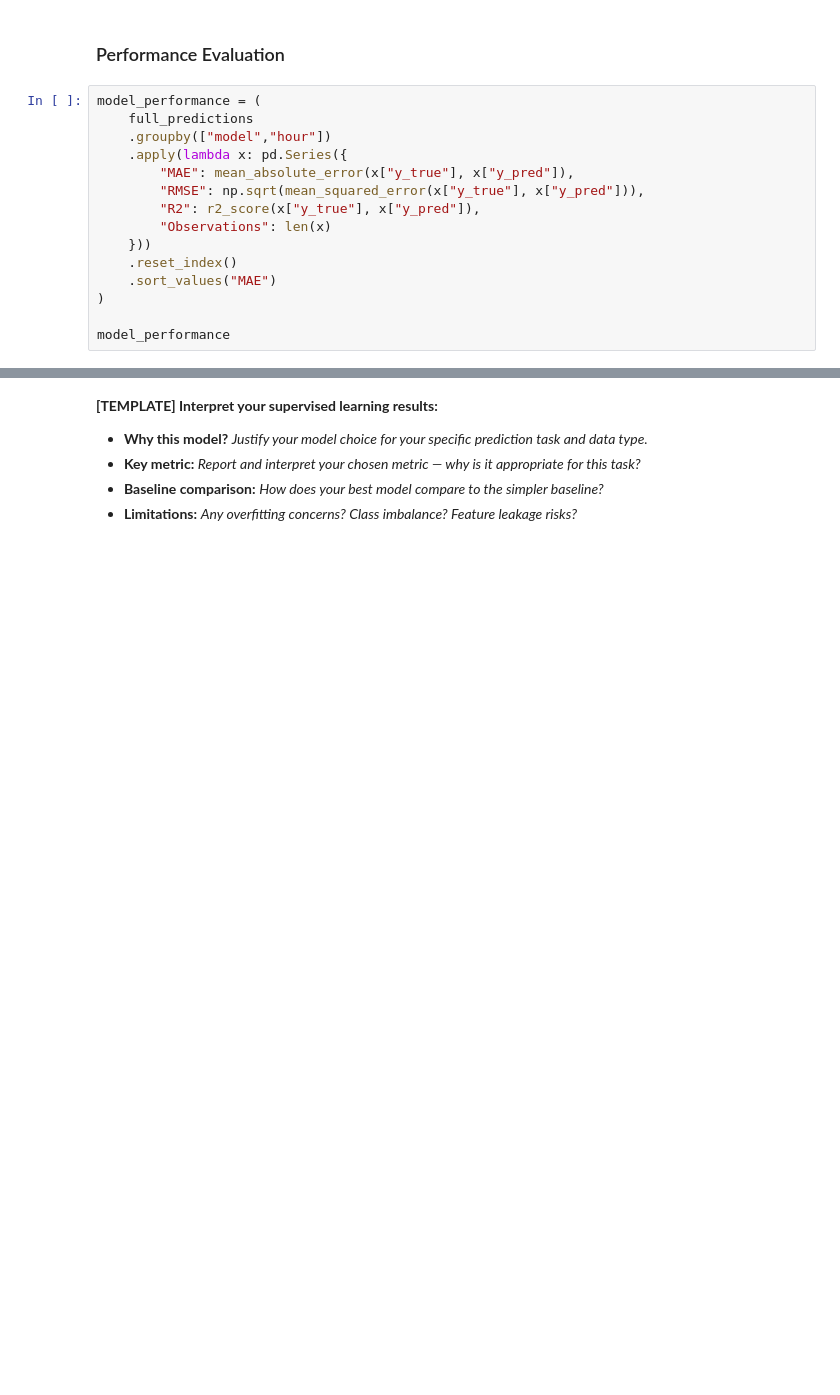
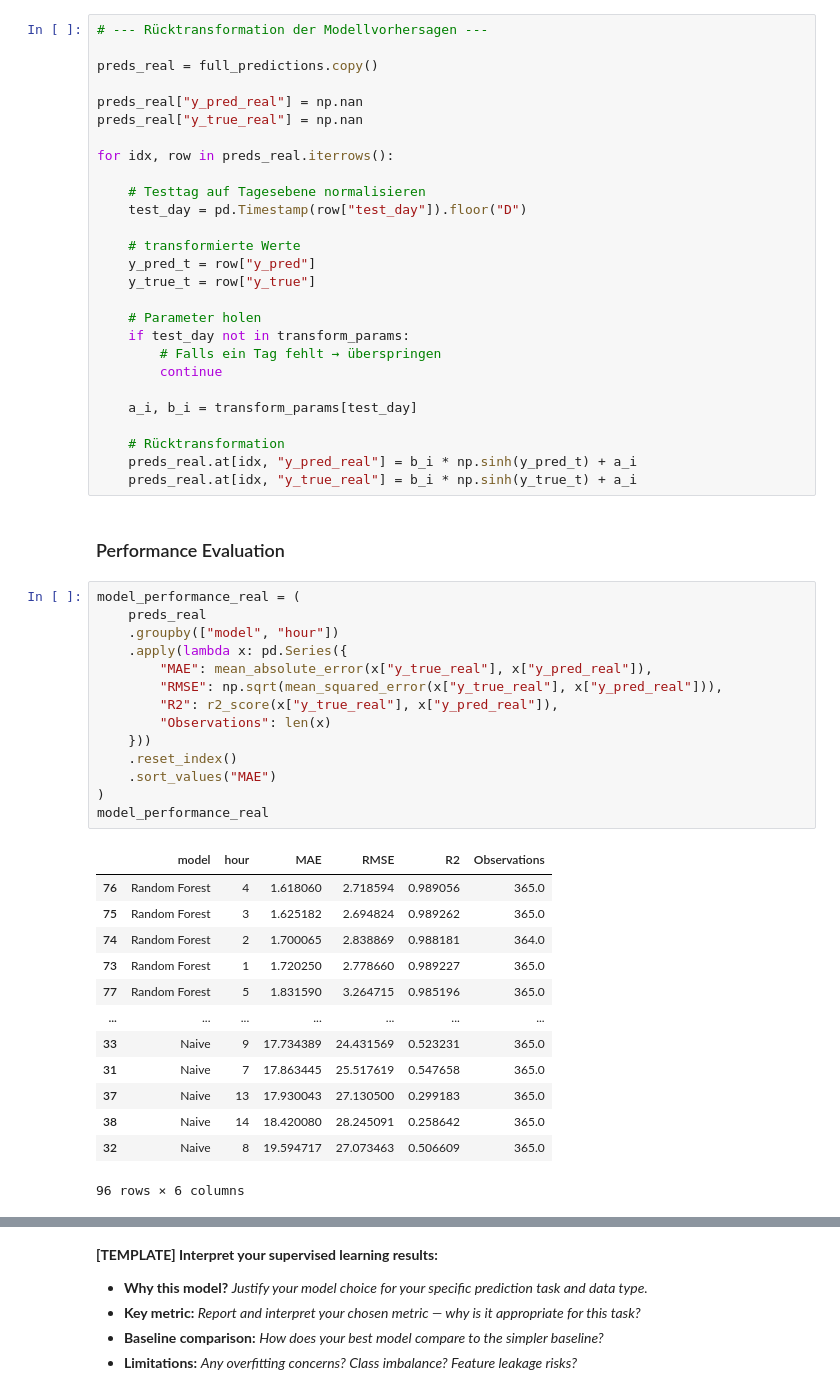
Before and after one commit to TimSchmale/dai-mission-group-T, a Jupyter notebook: notebook.ipynb, the cells around one changed output, grey strips where cells are left out. Cells and saved outputs as stored; diff of their text form; blank space fills up the shorter version.

```diff
--- a/notebook.ipynb
+++ b/notebook.ipynb
@@ -927,17 +946,57 @@ full_importances = pd.concat(full_importances, ignore_index=True)
+# %%
+# --- Rücktransformation der Modellvorhersagen ---
+
+preds_real = full_predictions.copy()
+
+preds_real["y_pred_real"] = np.nan
+preds_real["y_true_real"] = np.nan
+
+for idx, row in preds_real.iterrows():
+
+    # Testtag auf Tagesebene normalisieren
+    test_day = pd.Timestamp(row["test_day"]).floor("D")
+
+    # transformierte Werte
+    y_pred_t = row["y_pred"]
+    y_true_t = row["y_true"]
+
+    # Parameter holen
+    if test_day not in transform_params:
+        # Falls ein Tag fehlt → überspringen
+        continue
+
+    a_i, b_i = transform_params[test_day]
+
+    # Rücktransformation
+    preds_real.at[idx, "y_pred_real"] = b_i * np.sinh(y_pred_t) + a_i
+    preds_real.at[idx, "y_true_real"] = b_i * np.sinh(y_true_t) + a_i
 # %% [markdown]
 ### Performance Evaluation
 # %%
-model_performance = (
-    full_predictions
-    .groupby(["model","hour"])
+model_performance_real = (
+    preds_real
+    .groupby(["model", "hour"])
     .apply(lambda x: pd.Series({
-        "MAE": mean_absolute_error(x["y_true"], x["y_pred"]),
-        "RMSE": np.sqrt(mean_squared_error(x["y_true"], x["y_pred"])),
-        "R2": r2_score(x["y_true"], x["y_pred"]),
+        "MAE": mean_absolute_error(x["y_true_real"], x["y_pred_real"]),
+        "RMSE": np.sqrt(mean_squared_error(x["y_true_real"], x["y_pred_real"])),
+        "R2": r2_score(x["y_true_real"], x["y_pred_real"]),
         "Observations": len(x)
     }))
     .reset_index()
     .sort_values("MAE")
 )
-
-model_performance
+model_performance_real
+# %% [output]
+|  | model | hour | MAE | RMSE | R2 | Observations |
+| 76 | Random Forest | 4 | 1.618060 | 2.718594 | 0.989056 | 365.0 |
+| 75 | Random Forest | 3 | 1.625182 | 2.694824 | 0.989262 | 365.0 |
+| 74 | Random Forest | 2 | 1.700065 | 2.838869 | 0.988181 | 364.0 |
+| 73 | Random Forest | 1 | 1.720250 | 2.778660 | 0.989227 | 365.0 |
+| 77 | Random Forest | 5 | 1.831590 | 3.264715 | 0.985196 | 365.0 |
+| ... | ... | ... | ... | ... | ... | ... |
+| 33 | Naive | 9 | 17.734389 | 24.431569 | 0.523231 | 365.0 |
+| 31 | Naive | 7 | 17.863445 | 25.517619 | 0.547658 | 365.0 |
+| 37 | Naive | 13 | 17.930043 | 27.130500 | 0.299183 | 365.0 |
+| 38 | Naive | 14 | 18.420080 | 28.245091 | 0.258642 | 365.0 |
+| 32 | Naive | 8 | 19.594717 | 27.073463 | 0.506609 | 365.0 |
+96 rows × 6 columns
```
Also changed, not shown: parts of 4 cells of this notebook, 35 other files.
